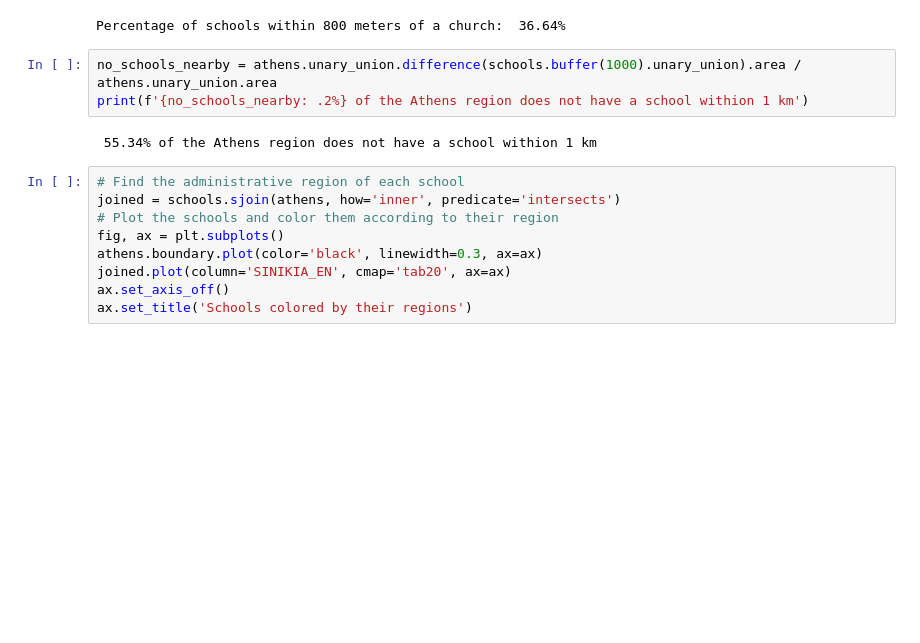
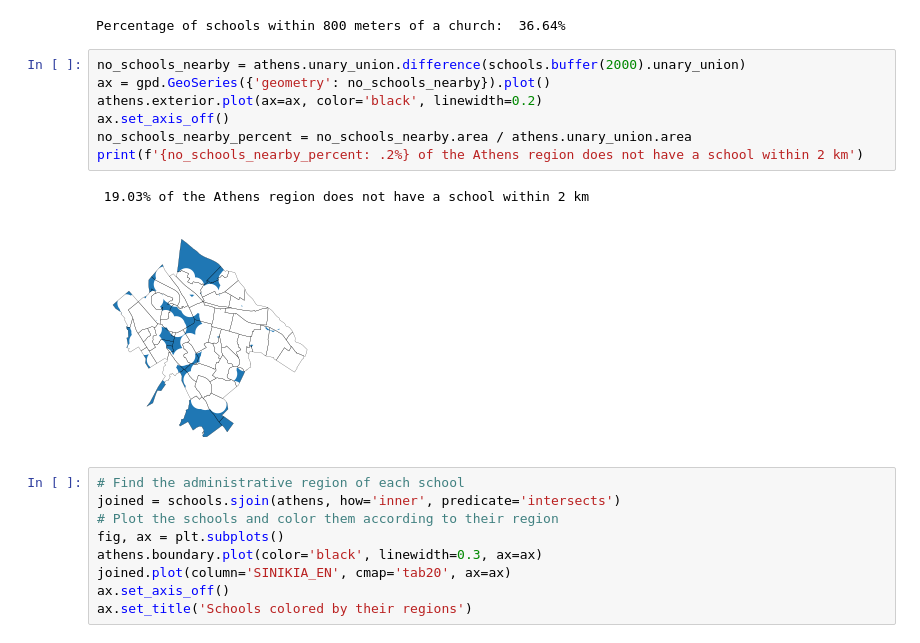
Before and after one commit to k-papadakis/geospatial-labs, a Jupyter notebook: lab2/main.ipynb, the cells around one changed output. Saved outputs shown, nothing was run; the diff lists cells and outputs as text; blank space fills up the shorter version.

```diff
--- a/lab2/main.ipynb
+++ b/lab2/main.ipynb
@@ -212,10 +215,15 @@ print(f'Percentage of schools within 800 meters of a church: {schools_near_churc
 # %% [output]
 Percentage of schools within 800 meters of a church:  36.64%
 # %%
-no_schools_nearby = athens.unary_union.difference(schools.buffer(1000).unary_union).area / athens.unary_union.area
-print(f'{no_schools_nearby: .2%} of the Athens region does not have a school withion 1 km')
+no_schools_nearby = athens.unary_union.difference(schools.buffer(2000).unary_union)
+ax = gpd.GeoSeries({'geometry': no_schools_nearby}).plot()
+athens.exterior.plot(ax=ax, color='black', linewidth=0.2)
+ax.set_axis_off()
+no_schools_nearby_percent = no_schools_nearby.area / athens.unary_union.area
+print(f'{no_schools_nearby_percent: .2%} of the Athens region does not have a school within 2 km')
 # %% [output]
- 55.34% of the Athens region does not have a school withion 1 km
+ 19.03% of the Athens region does not have a school within 2 km
+[figure, added]
 # %%
 # Find the administrative region of each school
 joined = schools.sjoin(athens, how='inner', predicate='intersects')
```
Also changed, not shown: parts of 12 cells of this notebook, 10 other files.
